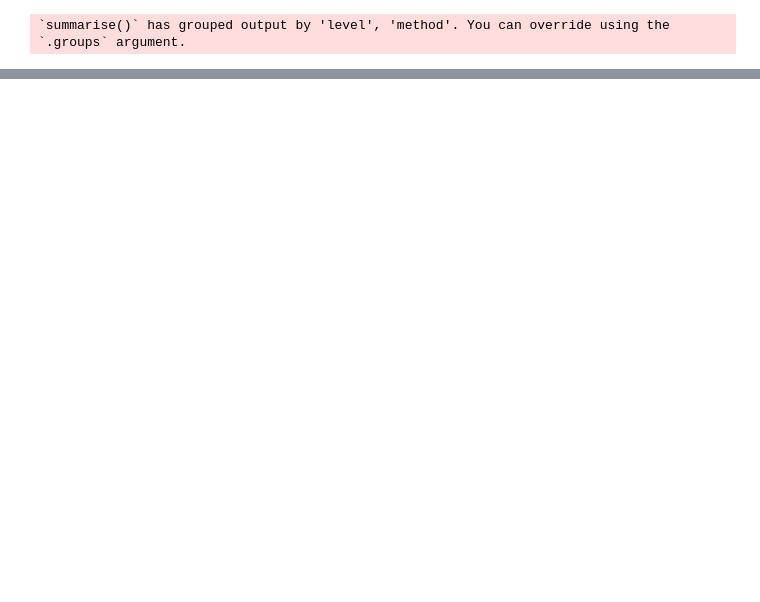
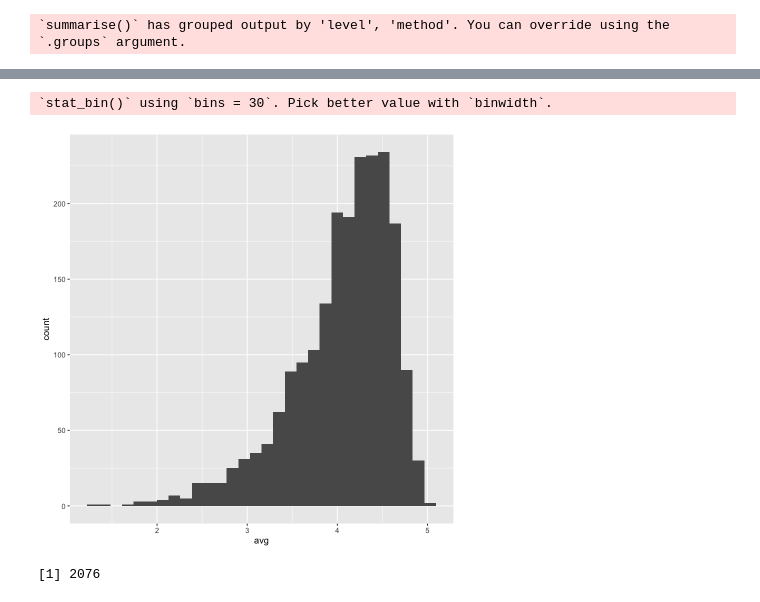
Before and after one commit to LEFTA98/empirical_bayes, a Jupyter notebook: eb_experiments_1.ipynb, the cells around one changed output, grey strips where cells are left out. Saved outputs shown, nothing was run; the diff lists cells and outputs as text; code cells hidden in the pictures; blank space fills up the shorter version.

```diff
--- a/eb_experiments_1.ipynb
+++ b/eb_experiments_1.ipynb
@@ -365,0 +405,17 @@ ggplot(avg_df) +
+# %%
+test_learn_agg <- dcast(setDT(df.test), item ~ rating, fun.aggregate = length)
+colnames(test_learn_agg) <- c('item', 'n1', 'n2', 'n3', 'n4', 'n5')
+test_learn_agg <- test_learn_agg %>% mutate(n = n1 + n2 + n3 + n4 + n5)
+test_learn_agg <- transmute(test_learn_agg, item=item, n1 = n1 / n, n2 = n2 / n, n3 = n3 / n, n4 = n4 / n, n5 = n5 / n)
+# %%
+test_subset = test_learn_agg %>% mutate(avg = n1+2*n2+3*n3+4*n4+5*n5)
+# %%
+ggplot(test_subset, aes(x=avg)) +
+    geom_histogram()
+# %% [output]
+`stat_bin()` using `bins = 30`. Pick better value with `binwidth`.
+[figure, added]
+# %%
+nrow(test_subset)
+# %% [output]
+[1] 2076
```
Also changed, not shown: parts of 20 cells of this notebook.
